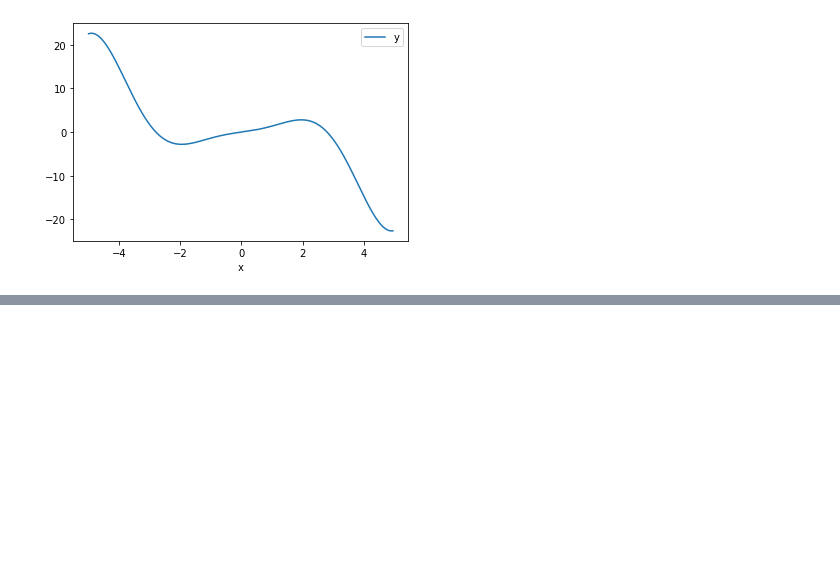
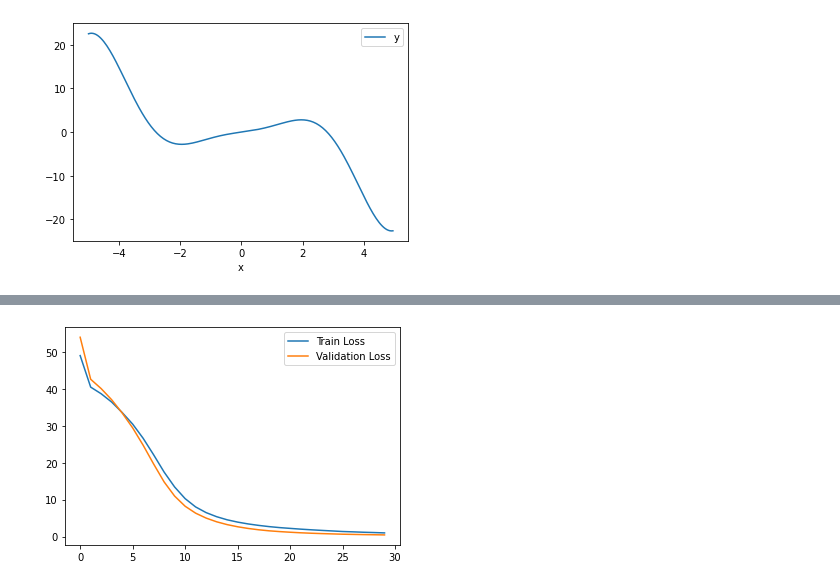
Before and after one commit to wlangenberg/School-Work, a Jupyter notebook: MasterMT7042/Project1/Analysis/Untitled.ipynb, the cells around one changed output, grey strips where cells are left out. Saved outputs shown, nothing was run; the diff lists cells and outputs as text; code cells hidden in the pictures; blank space fills up the shorter version.

Commit message:
Fixed and trained the neural network, and also plotted the various plots needed.

```diff
--- a/MasterMT7042/Project1/Analysis/Untitled.ipynb
+++ b/MasterMT7042/Project1/Analysis/Untitled.ipynb
@@ -17 +45,6 @@ plt.show()
+# %%
+# Init Dataset object that we created, and also a dataloader that split our data into batches.
+# I set batch_size = 1 to only train the network for one observation at a time.
+datasetObject = dds(X_train, Y_train)
+train_loader = DataLoader(dataset = datasetObject, batch_size = 1)
 # %%
@@ -122,0 +97,31 @@ tensor([ 1.7500,  1.3500,  4.5500, -1.7000,  0.9500,  0.5500, -0.9500, -3.2000,
+# %%
+# Train the network
+epochs = 30
+valid_losses = []
+train_losses = []
+
+for epoch in range(epochs):
+    for features, targets in train_loader:
+        # Forward propagation
+        output = model.forward(features)
+        # Calculate the loss
+        loss = criterion(output, targets)
+        # Initialize the gradient to zero
+        optimizer.zero_grad()
+        # Back propagation
+        loss.backward()
+        # Update the weights
+        optimizer.step()
+
+    # Stop the training
+    model.eval()
+
+    # Save the losses
+    train_loss = criterion(model(X_train), Y_train).item()
+    valid_loss = criterion(model(X_test), Y_test).item()
+    train_losses.append(train_loss)
+    valid_losses.append(valid_loss)
+
+    print(f"train loss: {train_loss}, val loss: {valid_loss}")
+
+    model.train()
@@ -122,0 +146,11 @@ tensor([ 1.7500,  1.3500,  4.5500, -1.7000,  0.9500,  0.5500, -0.9500, -3.2000,
+# %%
+# Plot training loss and  validation loss for each epoch
+
+x = range(len(train_losses))
+
+plt.plot(x, train_losses, label = "Train Loss")
+plt.plot(x, valid_losses, label = "Validation Loss")
+plt.legend()
+plt.show()
+# %% [output]
+[figure, added]
```
Also changed, not shown: parts of 13 cells of this notebook, 1 other file.
